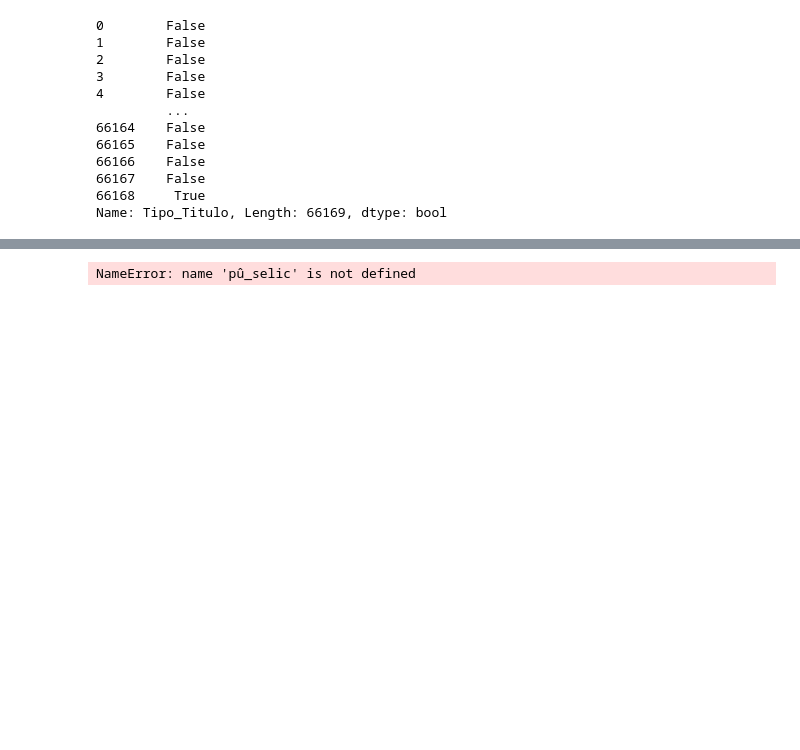
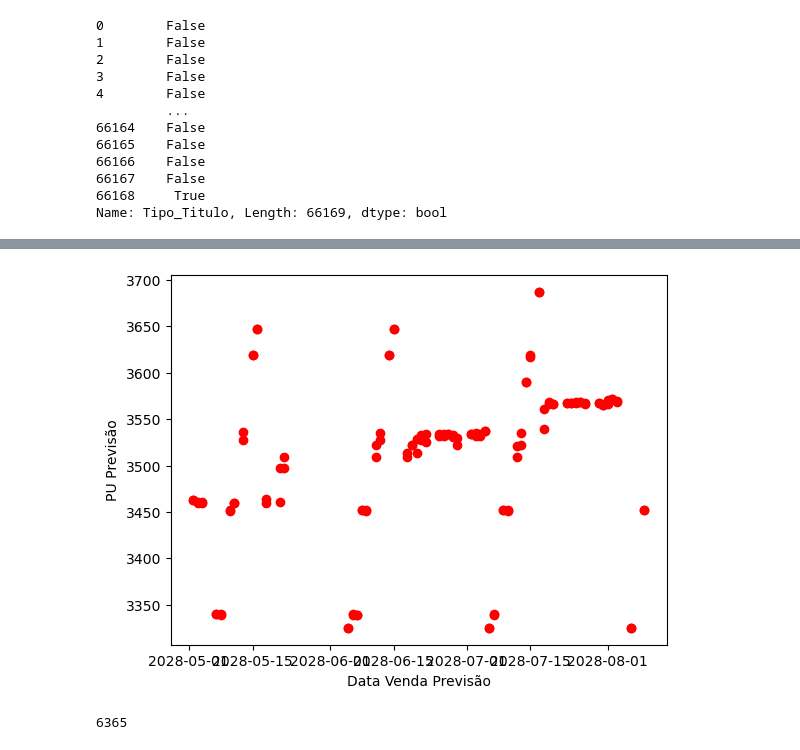
Before and after one commit to mateuspalacio/grupo_four_jupyter, a Jupyter notebook: Grupo 4.ipynb, the cells around one changed output, grey strips where cells are left out. Drawn from its saved outputs; the diff is of its cells as text; code cells hidden in the pictures; blank space fills up the shorter version.

```diff
--- a/Grupo 4.ipynb
+++ b/Grupo 4.ipynb
@@ -537,15 +542,16 @@ Name: Tipo_Titulo, Length: 66169, dtype: bool
 # %%
-min_date = '2028-08-01'
-max_date = '2028-09-30'
+min_date = '2028-05-01'
+max_date = '2028-08-10'
 filtered_sell_date = filter_interval(future_dates, min_date, max_date)
 pu_invalid_indexes = removable_indexes(future_dates, min_date, max_date)
 filtered_pu = pd.DataFrame({'PU': remove_indexes(pû_selic, pu_invalid_indexes)})
 #plt.scatter(df_features_c1_datas['Data_Venda'], df_features_c1['PU'],c='red')
 plt.scatter(filtered_sell_date, filtered_pu,c='red')
 
-plt.ylabel('PU')
-plt.xlabel('Data Venda')
+plt.ylabel('PU Previsão')
+plt.xlabel('Data Venda Previsão')
 plt.show()
 len(model.predict(X_train))
 # %% [output]
+[figure, added]
-NameError: name 'pû_selic' is not defined
+6365
```
Also changed, not shown: parts of 8 cells of this notebook.
